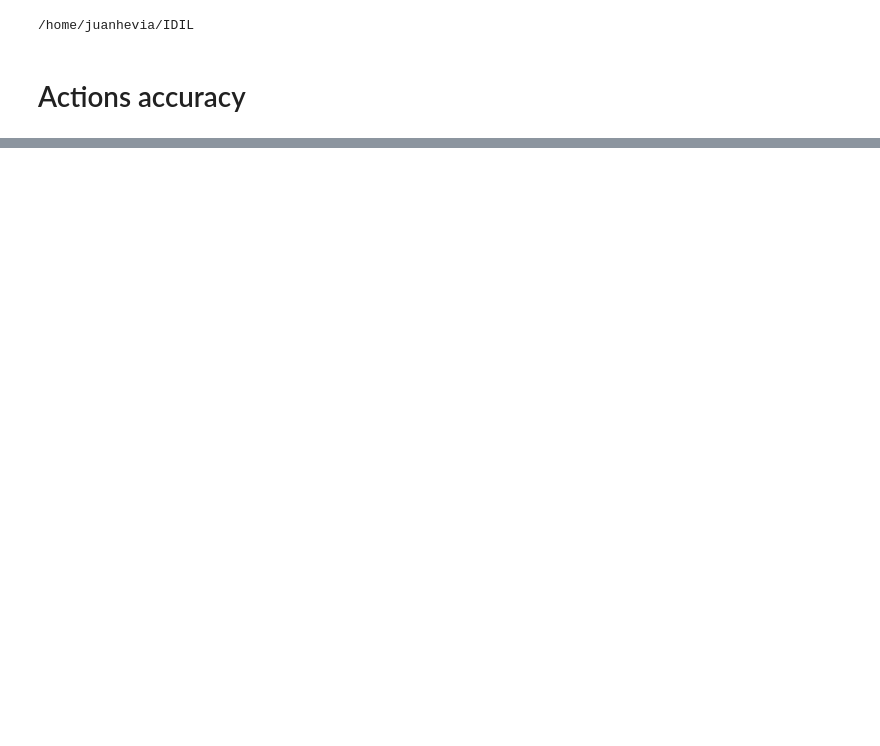
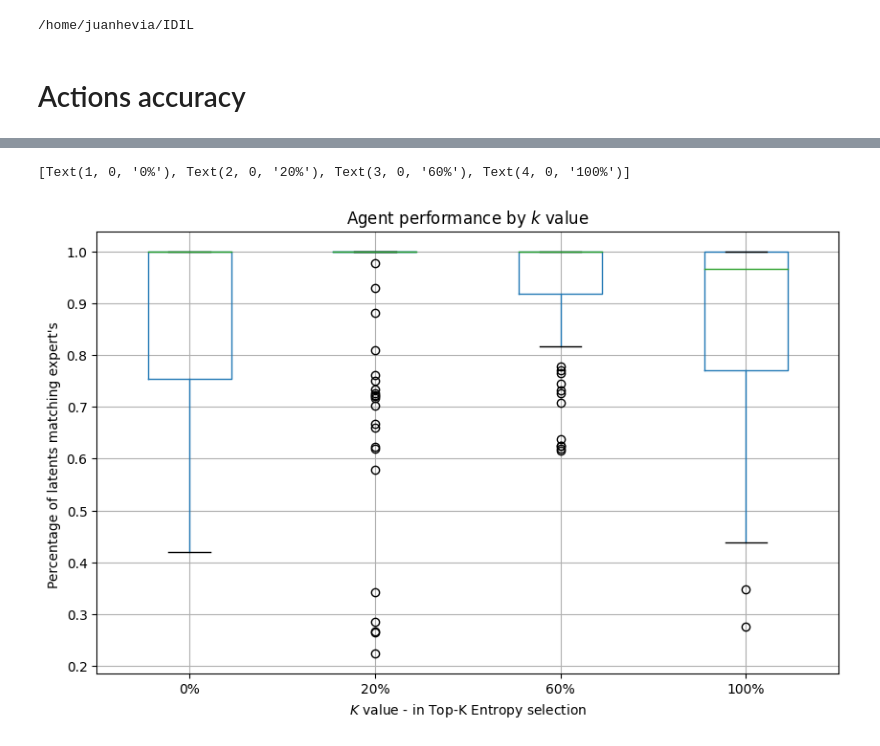
Before and after one commit to unhelkarlab/IDIL, a Jupyter notebook: notebooks/05_make_performance_visuals.ipynb, the cells around one changed output, grey strips where cells are left out. Cells and saved outputs as stored; diff of their text form; code cells hidden in the pictures; blank space fills up the shorter version.

Commit message:
start utils for generating trajectories

```diff
--- a/notebooks/05_make_performance_visuals.ipynb
+++ b/notebooks/05_make_performance_visuals.ipynb
@@ -131,0 +134,2 @@ def compute_action_accuracy(expert_dataset, agent):
+# %%
+expert_dataset, expert_traj_labels, _ = load_expert_data_w_labels("idil_train/experts/CleanupSingle-v0_100.pkl", 100, 100, 0)
@@ -131,0 +181,23 @@ def compute_action_accuracy(expert_dataset, agent):
+# %%
+k_vals = agents.keys()
+# %%
+from collections import defaultdict
+from tqdm import tqdm
+
+accs_by_k = defaultdict(list)
+
+for traj_idx in tqdm(range(len(expert_dataset.trajectories["states"]))):
+    _states = expert_dataset.trajectories["states"][traj_idx]
+    _actions = expert_dataset.trajectories["actions"][traj_idx]
+
+    _latents = expert_traj_labels[traj_idx]
+    for k in k_vals:
+        _agent = agents[k]['agent']
+        _inferred_latents, _, _ = _agent.infer_mental_states(_states, _actions)
+
+        _acc = compute_sequence_accuracy(_inferred_latents.squeeze(1), _latents)
+        accs_by_k[k].append(_acc)
+# %%
+df_accs = pd.DataFrame(accs_by_k)
+
+df_accs
@@ -131,0 +218,14 @@ def compute_action_accuracy(expert_dataset, agent):
+# %%
+# plot a violing plot where the k value is at the horizontal axis and the accuracy is at the vertical axis
+plt.figure(figsize=(10, 6))
+
+df_accs.boxplot()
+plt.ylabel(r"Percentage of latents matching expert's ")
+plt.xlabel("$K$ value - in Top-K Entropy selection")
+plt.title("Agent performance by $k$ value")
+
+# format x-axis as percentage
+plt.gca().set_xticklabels([f"{int(k)}%" for k in k_vals])
+# %% [output]
+[Text(1, 0, '0%'), Text(2, 0, '20%'), Text(3, 0, '60%'), Text(4, 0, '100%')]
+[figure, added]
```
Also changed, not shown: parts of 5 cells of this notebook, 2 other files.
